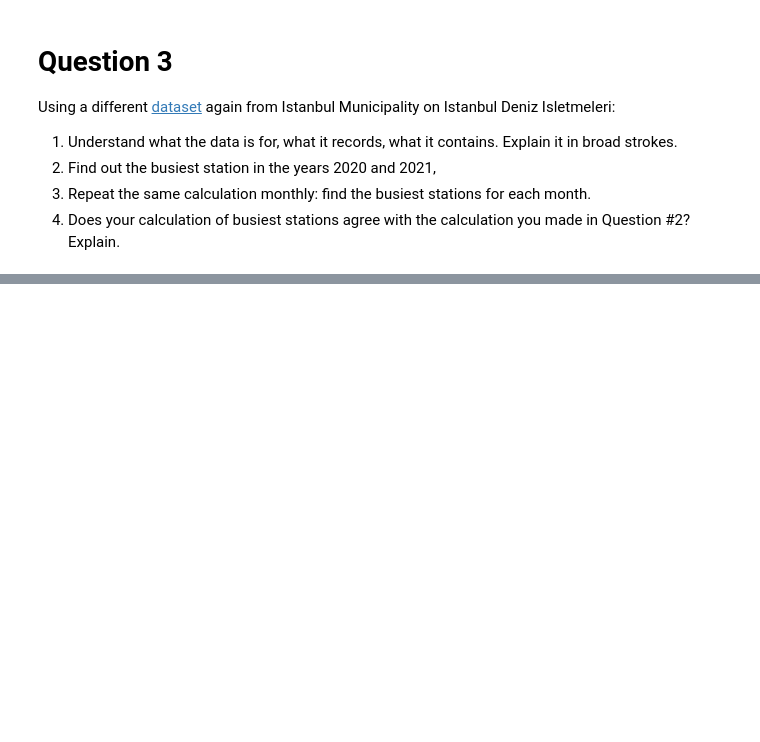
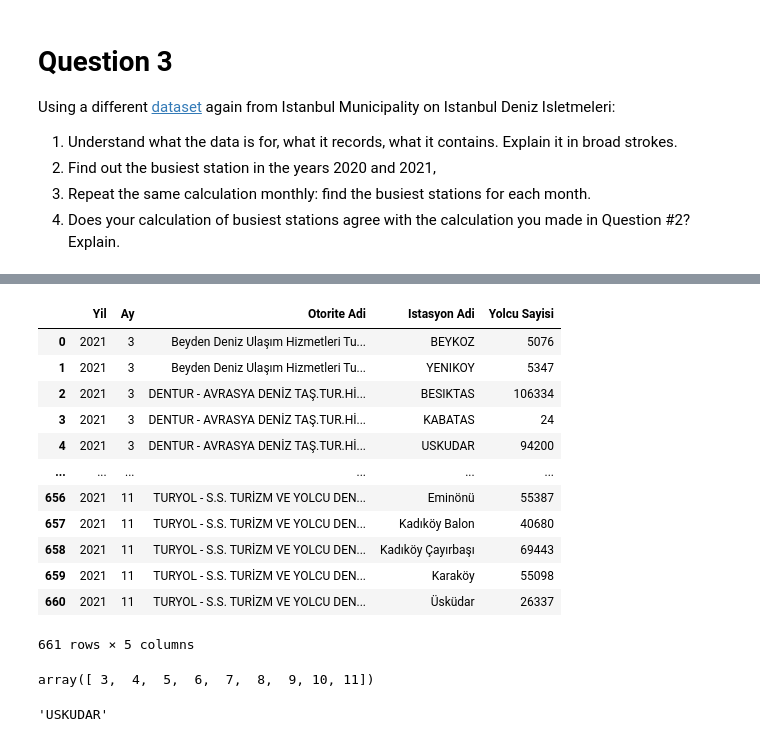
Before and after one commit to kaygun/2022-Spring-MAT381E, a Jupyter notebook: HW1/HW1.ipynb, the cells around one changed output, grey strips where cells are left out. Saved outputs shown, nothing was run; the diff lists cells and outputs as text; code cells hidden in the pictures; blank space fills up the shorter version.

```diff
--- a/HW1/HW1.ipynb
+++ b/HW1/HW1.ipynb
@@ -45,0 +237,25 @@ Using a different [dataset](https://data.ibb.gov.tr/dataset/istanbul-deniz-iskel
+# %%
+data[data['Yil'] == 2021]
+# %% [output]
+|  | Yil | Ay | Otorite Adi | Istasyon Adi | Yolcu Sayisi |
+| 0 | 2021 | 3 | Beyden Deniz Ulaşım Hizmetleri Tu... | BEYKOZ | 5076 |
+| 1 | 2021 | 3 | Beyden Deniz Ulaşım Hizmetleri Tu... | YENIKOY | 5347 |
+| 2 | 2021 | 3 | DENTUR - AVRASYA DENİZ TAŞ.TUR.Hİ... | BESIKTAS | 106334 |
+| 3 | 2021 | 3 | DENTUR - AVRASYA DENİZ TAŞ.TUR.Hİ... | KABATAS | 24 |
+| 4 | 2021 | 3 | DENTUR - AVRASYA DENİZ TAŞ.TUR.Hİ... | USKUDAR | 94200 |
+| ... | ... | ... | ... | ... | ... |
+| 656 | 2021 | 11 | TURYOL - S.S. TURİZM VE YOLCU DEN... | Eminönü | 55387 |
+| 657 | 2021 | 11 | TURYOL - S.S. TURİZM VE YOLCU DEN... | Kadıköy Balon | 40680 |
+| 658 | 2021 | 11 | TURYOL - S.S. TURİZM VE YOLCU DEN... | Kadıköy Çayırbaşı | 69443 |
+| 659 | 2021 | 11 | TURYOL - S.S. TURİZM VE YOLCU DEN... | Karaköy | 55098 |
+| 660 | 2021 | 11 | TURYOL - S.S. TURİZM VE YOLCU DEN... | Üsküdar | 26337 |
+661 rows × 5 columns
+# %%
+np.unique(data['Ay'])
+# %% [output]
+array([ 3,  4,  5,  6,  7,  8,  9, 10, 11])
+# %%
+res = data.groupby('Istasyon Adi').sum()
+res['Yolcu Sayisi'].idxmax()
+# %% [output]
+'USKUDAR'
```
Also changed, not shown: parts of 18 cells of this notebook, 2 other files.
